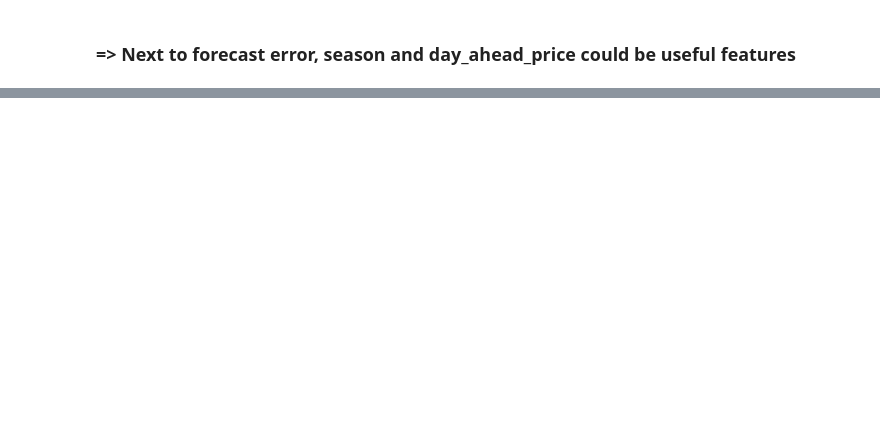
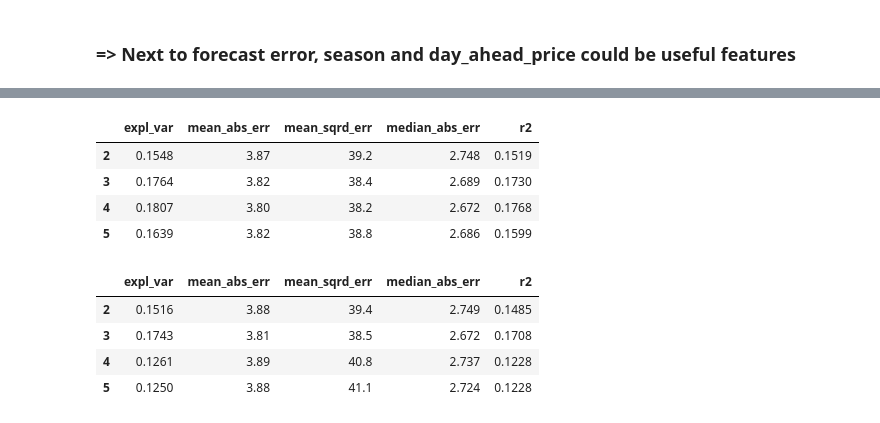
Before and after one commit to mauricepohl/pandas, a Jupyter notebook: 03_modeling/Modeling - Regression.ipynb, the cells around one changed output, grey strips where cells are left out. Saved outputs shown, nothing was run; the diff lists cells and outputs as text; code cells hidden in the pictures; blank space fills up the shorter version.

```diff
--- a/03_modeling/Modeling - Regression.ipynb
+++ b/03_modeling/Modeling - Regression.ipynb
@@ -183,0 +208,21 @@ plt.show()
+# %%
+param_range = range(2,6)
+X2 = data[["forecast_error", "season"]]
+predictors = [X, X2]
+for x in predictors:
+    scores_list = []
+    for i in param_range:
+        DTR = DecisionTreeRegressor(max_depth=i)
+        scores_list.append(cross_validate(DTR, x, y, scoring=scoring, return_train_score=False, n_jobs=-1))
+    display(print_scores(scores_list, param_range))
+# %% [output]
+|  | expl_var | mean_abs_err | mean_sqrd_err | median_abs_err | r2 |
+| 2 | 0.1548 | 3.87 | 39.2 | 2.748 | 0.1519 |
+| 3 | 0.1764 | 3.82 | 38.4 | 2.689 | 0.1730 |
+| 4 | 0.1807 | 3.80 | 38.2 | 2.672 | 0.1768 |
+| 5 | 0.1639 | 3.82 | 38.8 | 2.686 | 0.1599 |
+|  | expl_var | mean_abs_err | mean_sqrd_err | median_abs_err | r2 |
+| 2 | 0.1516 | 3.88 | 39.4 | 2.749 | 0.1485 |
+| 3 | 0.1743 | 3.81 | 38.5 | 2.672 | 0.1708 |
+| 4 | 0.1261 | 3.89 | 40.8 | 2.737 | 0.1228 |
+| 5 | 0.1250 | 3.88 | 41.1 | 2.724 | 0.1228 |
```
Also changed, not shown: parts of 20 cells of this notebook.
